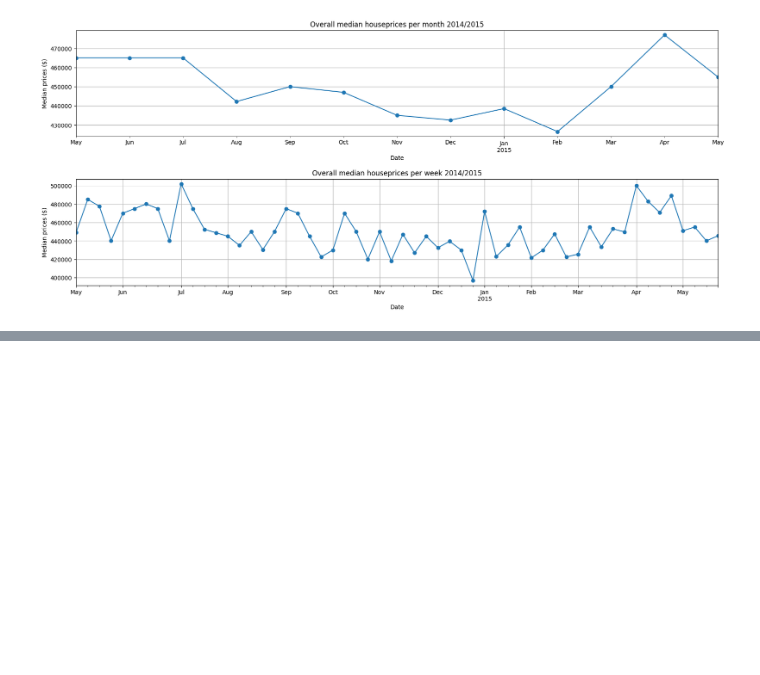
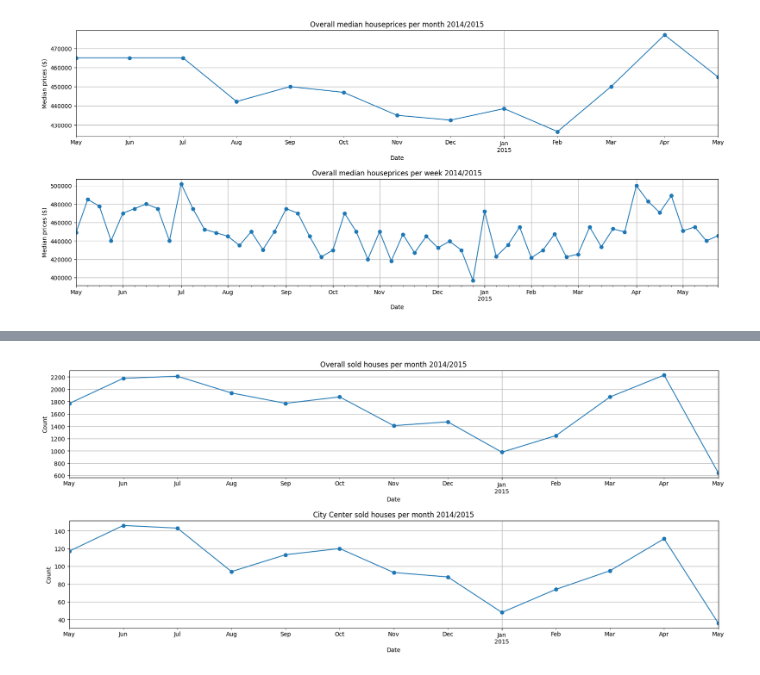
Before and after one commit to julialoeschel/eda-project-houses, a Jupyter notebook: EDA.ipynb, the cells around one changed output, grey strips where cells are left out. Cells and saved outputs as stored; diff of their text form; code cells hidden in the pictures; blank space fills up the shorter version.

```diff
--- a/EDA.ipynb
+++ b/EDA.ipynb
@@ -400,0 +409,26 @@ plt.subplots_adjust(hspace=0.4, wspace=0.3)
+# %%
+fig, axes = plt.subplots(2,1, figsize=(20, 8))
+
+df.groupby(df['date'].dt.to_period('M'))["date"].count().plot(
+    kind='line',
+    marker='o',
+    title='Overall sold houses per month 2014/2015',
+    xlabel='Date',
+    ylabel='Count',
+    grid=True,
+     ax=axes[0]
+)
+
+df_center_area.groupby(df['date'].dt.to_period('M'))["date"].count().plot(
+    kind='line',
+    marker='o',
+    title='City Center sold houses per month 2014/2015',
+    xlabel='Date',
+    ylabel='Count',
+    grid=True,
+    ax=axes[1]
+)
+
+plt.subplots_adjust(hspace=0.4, wspace=0.3)
+# %% [output]
+[figure, added]
```
Also changed, not shown: parts of 4 cells of this notebook.
